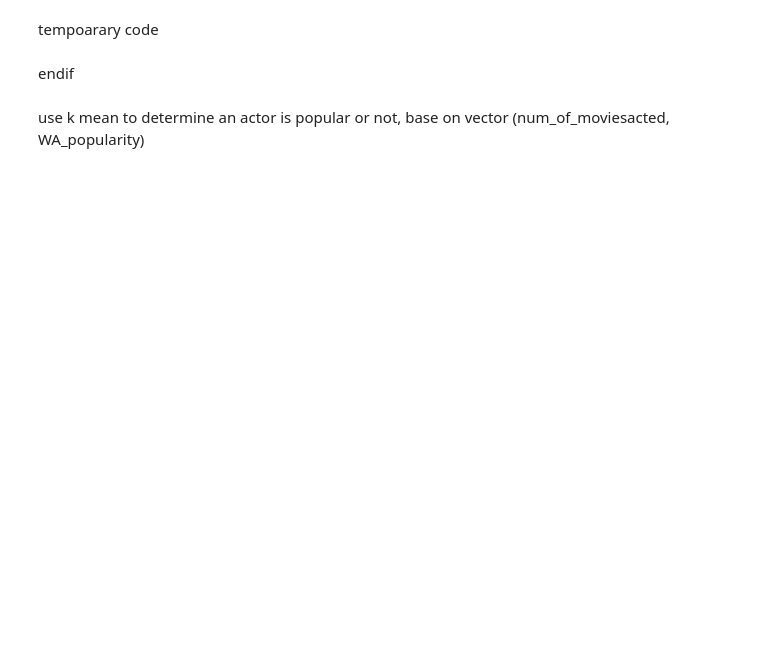
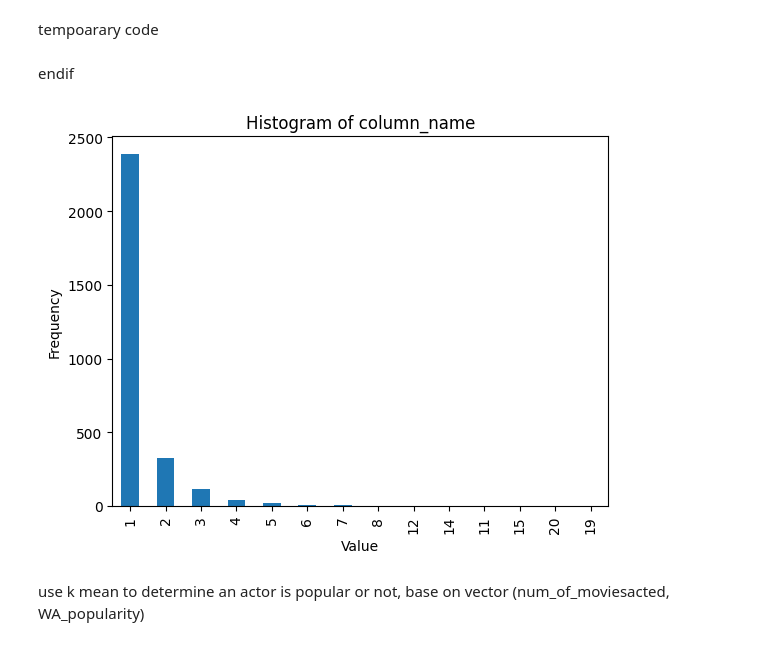
Before and after one commit to XiaoyingChen924/Movie_Popularity_Analysis, a Jupyter notebook: actor_director_preprocseeing.ipynb, the cells around one changed output. Drawn from its saved outputs; the diff is of its cells as text; code cells hidden in the pictures; blank space fills up the shorter version.

```diff
--- a/actor_director_preprocseeing.ipynb
+++ b/actor_director_preprocseeing.ipynb
@@ -98,3 +121,23 @@ dir_df.to_csv("director.csv")
+# %%
+## Analyzing the data to determine appropraite method for normalization
+
+df = pd.read_csv('director.csv')
+
+max_value = df['num_of_movie'].max()
+min_value = df['num_of_movie'].min()
+mean_value = df['num_of_movie'].mean()
+
+# Count the frequency of each value in the column
+value_counts = df['num_of_movie'].value_counts()
+
+# Plotting as a histogram
+value_counts.plot(kind='bar')
+plt.title('Histogram of column_name')
+plt.xlabel('Value')
+plt.ylabel('Frequency')
+plt.show()
+# %% [output]
+[figure, added]
 # %% [markdown]
 use k mean to determine an actor is popular or not, base on vector (num_of_moviesacted, WA_popularity)
 # %%
```
Also changed, not shown: parts of 3 cells of this notebook, 5 other files.
